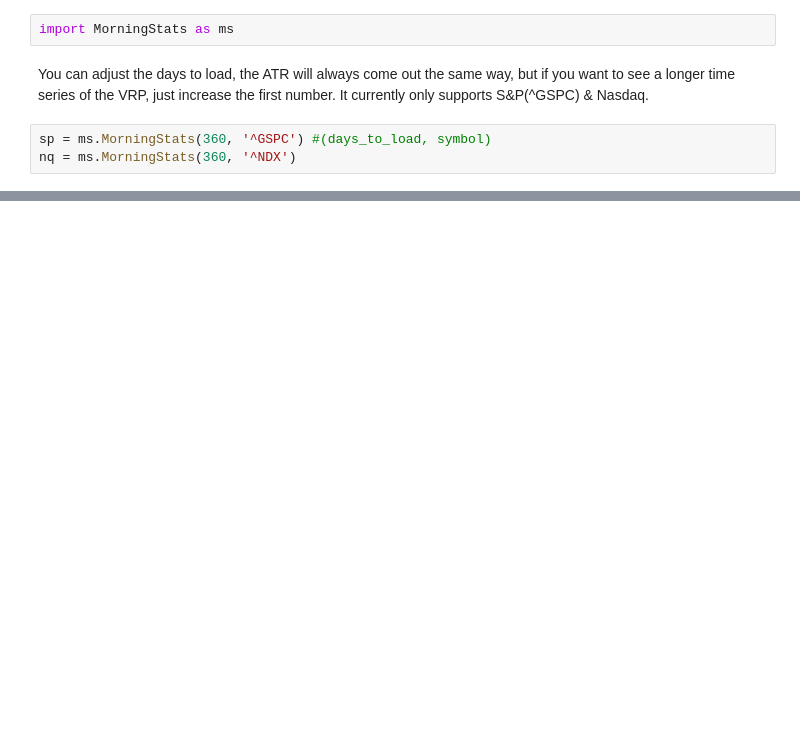
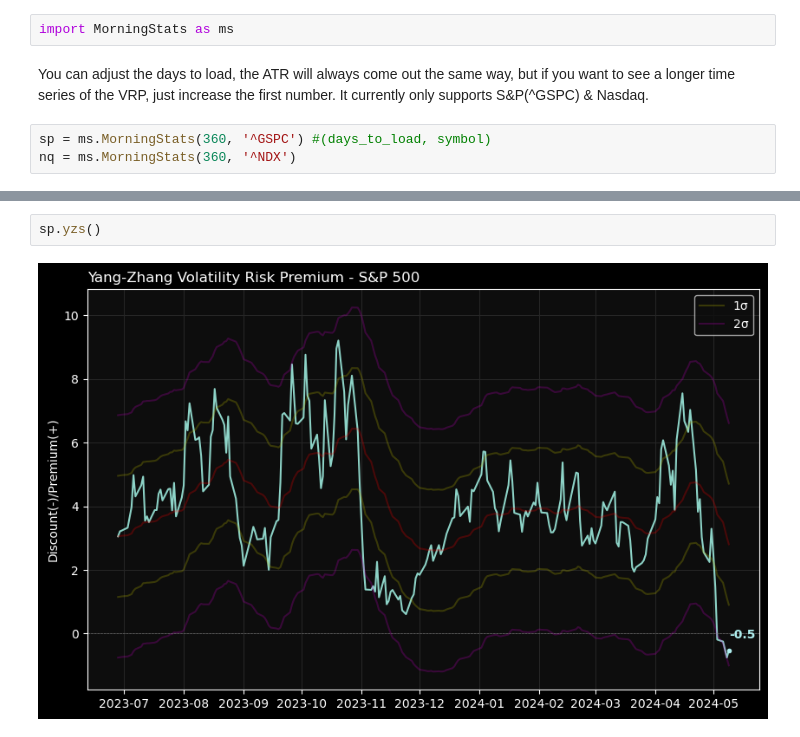
Before and after one commit to prestonf99/Volatility-ATR-Models, a Jupyter notebook: RunMS.ipynb, the cells around one changed output, grey strips where cells are left out. Drawn from its saved outputs; the diff is of its cells as text; blank space fills up the shorter version.

```diff
--- a/RunMS.ipynb
+++ b/RunMS.ipynb
@@ -37,0 +57,4 @@ nq.vol_spread()
+# %%
+sp.yzs()
+# %% [output]
+[figure, added]
```
Also changed, not shown: parts of 17 cells of this notebook, 2 other files.
